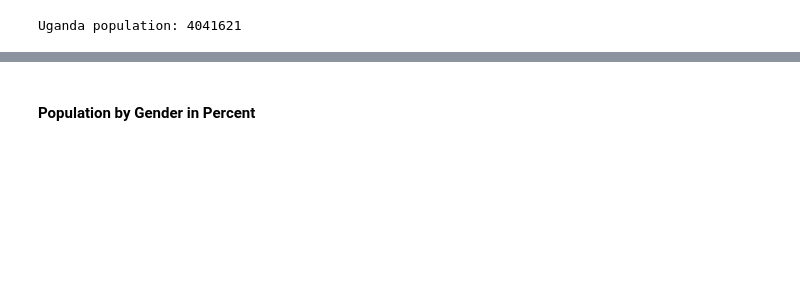
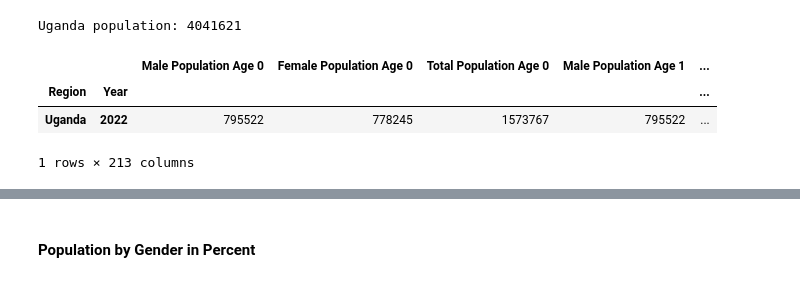
Before and after one commit to chrisgnicholas/team_Luther_Tweetan, a Jupyter notebook: pop_profiles.ipynb, the cells around one changed output, grey strips where cells are left out. Saved outputs shown, nothing was run; the diff lists cells and outputs as text; code cells hidden in the pictures; blank space fills up the shorter version.

```diff
--- a/pop_profiles.ipynb
+++ b/pop_profiles.ipynb
@@ -9,7 +9,14 @@ print (f'{country} population: {country_pop}')
 # %% [output]
 Uganda population: 4041621
 # %%
-population_df = create_population_dataframe(["Uganda"], [2022], [5, 70])
+population_df = create_population_dataframe(["Uganda"], [2022], [0, 70])
+# %%
+population_df
+# %% [output]
+|  |  | Male Population Age 0 | Female Population Age 0 | Total Population Age 0 | Male Population Age 1 | ... |
+| Region | Year |  |  |  |  | ... |
+| Uganda | 2022 | 795522 | 778245 | 1573767 | 795522 | ... |
+1 rows × 213 columns
 # %%
 
 # Example usage.
```
